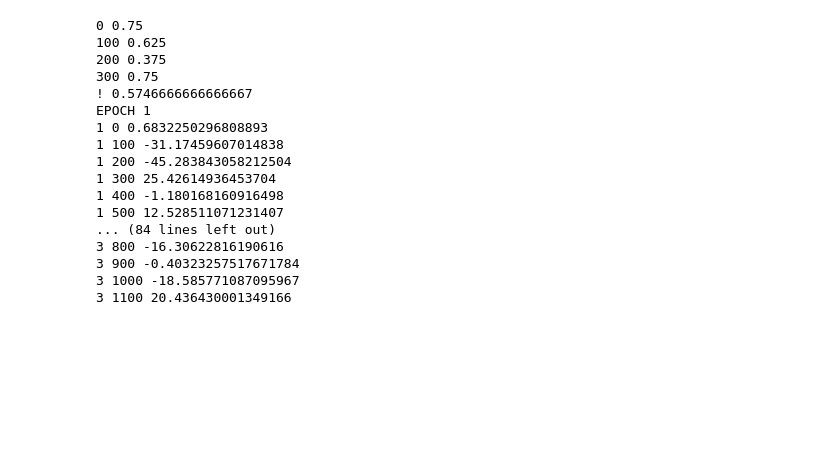
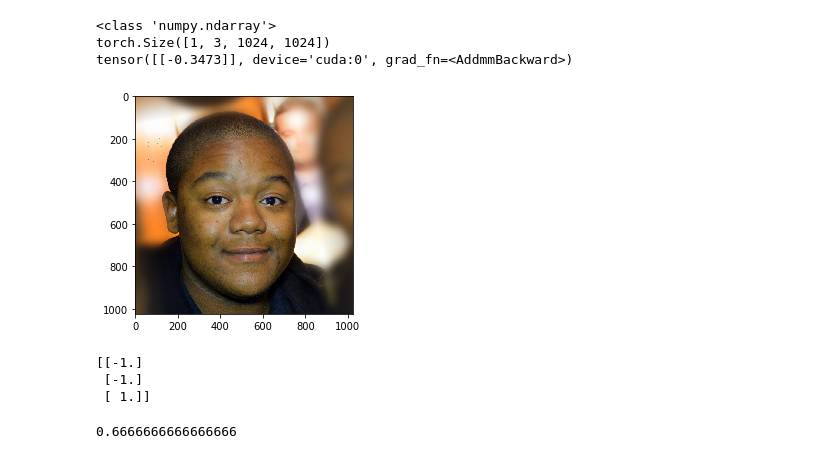
Before and after one commit to sergevkim/FacesClassification, a Jupyter notebook: draft.ipynb, the cells around one changed output. Drawn from its saved outputs; the diff is of its cells as text; code cells hidden in the pictures; blank space fills up the shorter version.

```diff
--- a/draft.ipynb
+++ b/draft.ipynb
@@ -36,25 +89,7 @@ model = ResNet()
 model.cuda()
 
 optimizer = Adam(model.parameters(), lr=3e-4)
-criterion = BCELoss()
+#criterion = BCELoss()
 trainer = Trainer(params, model, optimizer, criterion)
 
 trainer.run(loaders)
-# %% [output]
-0 0.75
-100 0.625
-200 0.375
-300 0.75
-! 0.5746666666666667
-EPOCH 1
-1 0 0.6832250296808893
-1 100 -31.17459607014838
-1 200 -45.283843058212504
-1 300 25.42614936453704
-1 400 -1.180168160916498
-1 500 12.528511071231407
-... (84 lines left out)
-3 800 -16.30622816190616
-3 900 -0.40323257517671784
-3 1000 -18.585771087095967
-3 1100 20.436430001349166
@@ -68,0 +96,38 @@ plt.imshow(a)
+# %%
+import numpy as np
+from PIL import Image
+import matplotlib.pyplot as plt
+from torchvision.transforms import ToTensor
+
+
+a = np.array(Image.open("data/CelebaHQ/10.png"))
+print(type(a))
+plt.imshow(a)
+a = ToTensor()(a).cuda()
+a = a[np.newaxis, ...]
+print(a.shape)
+
+
+print(model(a))
+# %% [output]
+<class 'numpy.ndarray'>
+torch.Size([1, 3, 1024, 1024])
+tensor([[-0.3473]], device='cuda:0', grad_fn=<AddmmBackward>)
+[figure, added]
+# %%
+from sklearn.metrics import accuracy_score
+from sklearn.preprocessing import normalize
+from scipy.linalg import norm
+
+a = np.array([-1, 1, 1])
+b = np.array([-3., -4., 2.])
+
+b = normalize(b[..., np.newaxis])
+print(b)
+
+accuracy_score(a, b, normalize=True)
+# %% [output]
+[[-1.]
+ [-1.]
+ [ 1.]]
+0.6666666666666666
```
Also changed, not shown: parts of 7 cells of this notebook, 3 other files.
